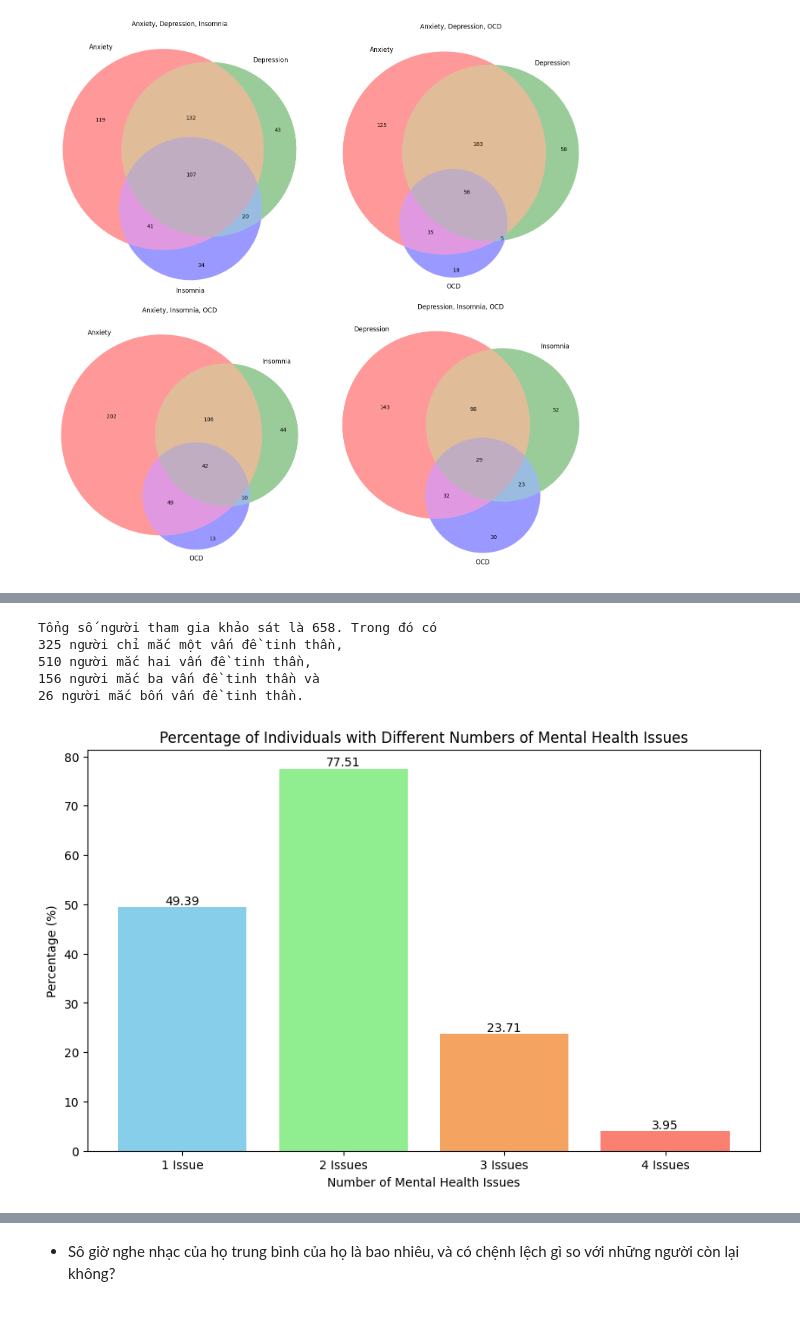
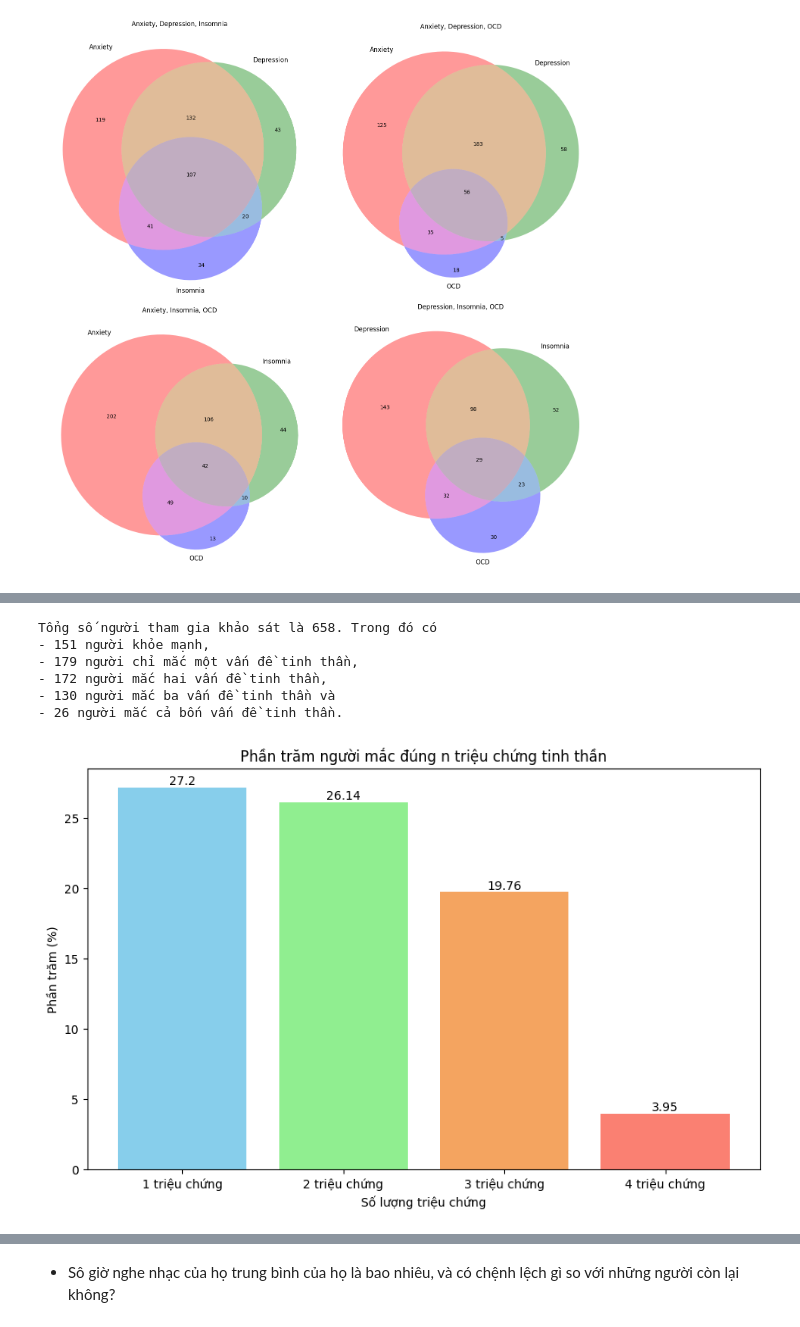
Before and after one commit to HungLVT/DS, a Jupyter notebook: 4.0-questions-and-answers.ipynb, the cells around one changed output, grey strips where cells are left out. Saved outputs shown, nothing was run; the diff lists cells and outputs as text; code cells hidden in the pictures.

```diff
--- a/4.0-questions-and-answers.ipynb
+++ b/4.0-questions-and-answers.ipynb
@@ -111,57 +178,73 @@ plt.show()
 # %%
 # Phân tích tỉ lệ một người có thể mắc nhiều vấn đề tinh thần cùng lúc
-# Sửa lại cách tính toán các giá trị
-four_issue = len(set_anxiety.intersection(set_depression, set_insomnia, set_ocd))
+four_issue = set_anxiety.intersection(set_depression, set_insomnia, set_ocd)
 
-three_issue = len(set_anxiety.intersection(set_depression, set_insomnia)) + \
-                        len(set_anxiety.intersection(set_depression, set_ocd)) + \
-                        len(set_anxiety.intersection(set_insomnia, set_ocd)) + \
-                        len(set_depression.intersection(set_insomnia, set_ocd)) - \
-                        3 * four_issue
+three_issue = set()
+three_issue.update(set_anxiety.intersection(set_depression, set_insomnia))
+three_issue.update(set_anxiety.intersection(set_depression, set_ocd))
+three_issue.update(set_anxiety.intersection(set_insomnia, set_ocd))
+three_issue.update(set_depression.intersection(set_insomnia, set_ocd))
+three_issue.difference_update(four_issue)
 
-two_issue = len(set_anxiety.intersection(set_depression)) + \
-                      len(set_anxiety.intersection(set_insomnia)) + \
-                      len(set_anxiety.intersection(set_ocd)) + \
-                      len(set_depression.intersection(set_insomnia)) + \
-                      len(set_depression.intersection(set_ocd)) + \
-                      len(set_insomnia.intersection(set_ocd)) - \
-                      three_issue - 2 * four_issue
+two_issue = set()
+two_issue.update(set_anxiety.intersection(set_depression))
+two_issue.update(set_anxiety.intersection(set_insomnia))
+two_issue.update(set_anxiety.intersection(set_ocd))
+two_issue.update(set_depression.intersection(set_insomnia))
+two_issue.update(set_depression.intersection(set_ocd))
+two_issue.update(set_insomnia.intersection(set_ocd))
+two_issue.difference_update(three_issue)
+two_issue.difference_update(four_issue)
 
-one_issue = len(set_anxiety) + len(set_depression) + len(set_insomnia) + len(set_ocd) - \
-                      two_issue - three_issue - four_issue
+# Tạo tập hợp cho mỗi loại bệnh
+one_issue_anxiety = set_anxiety.difference(set_depression, set_insomnia, set_ocd)
+one_issue_depression = set_depression.difference(set_anxiety, set_insomnia, set_ocd)
+one_issue_insomnia = set_insomnia.difference(set_anxiety, set_depression, set_ocd)
+one_issue_ocd = set_ocd.difference(set_anxiety, set_depression, set_insomnia)
+# Kết hợp các tập hợp
+one_issue = one_issue_anxiety.union(one_issue_depression, one_issue_insomnia, one_issue_ocd)
 
+# Tính toán số người mắc đúng n loại bệnh
 total = len(df)
+four_issue_count = len(four_issue)
+three_issue_count = len(three_issue)
+two_issue_count = len(two_issue)
+one_issue_count = len(one_issue)
 
-print(f'Tổng số người tham gia khảo sát là {total}. Trong đó có\n{one_issue} người chỉ mắc một vấn đề tinh thần,\n{two_issue} người mắc hai vấn đề tinh thần, \
-      \n{three_issue} người mắc ba vấn đề tinh thần và \n{four_issue} người mắc bốn vấn đề tinh thần.')
+no_issue_count = total - four_issue_count - three_issue_count - two_issue_count - one_issue_count
+
+print(f'Tổng số người tham gia khảo sát là {total}. Trong đó có\n- {no_issue_count} người khỏe mạnh, \
+      \n- {one_issue_count} người chỉ mắc một vấn đề tinh thần,\n- {two_issue_count} người mắc hai vấn đề tinh thần, \
+      \n- {three_issue_count} người mắc ba vấn đề tinh thần và \n- {four_issue_count} người mắc cả bốn vấn đề tinh thần.')
 # %% [output]
 Tổng số người tham gia khảo sát là 658. Trong đó có
-325 người chỉ mắc một vấn đề tinh thần,
-510 người mắc hai vấn đề tinh thần,
-156 người mắc ba vấn đề tinh thần và
-26 người mắc bốn vấn đề tinh thần.
+- 151 người khỏe mạnh,
+- 179 người chỉ mắc một vấn đề tinh thần,
+- 172 người mắc hai vấn đề tinh thần,
+- 130 người mắc ba vấn đề tinh thần và
+- 26 người mắc cả bốn vấn đề tinh thần.
 # %%
 # Tính tỷ lệ phần trăm và vẽ biểu đồ
-percent_four_issue = four_issue / total * 100
-percent_three_issue = three_issue / total * 100
-percent_two_issue = two_issue / total * 100
-percent_one_issue = one_issue / total * 100
+percent_four_issue = four_issue_count / total * 100
+percent_three_issue = three_issue_count / total * 100
+percent_two_issue = two_issue_count / total * 100
+percent_one_issue = one_issue_count / total * 100
 
 
 # Tạo biểu đồ cột
 percentages = [percent_one_issue, percent_two_issue, percent_three_issue, percent_four_issue]
-issues = ['1 Issue', '2 Issues', '3 Issues', '4 Issues']
+issues = ['1 triệu chứng', '2 triệu chứng', '3 triệu chứng', '4 triệu chứng']
 
 plt.figure(figsize=(10, 6))
 bars = plt.bar(issues, percentages, color= custom_colormap)
 
 for bar in bars:
     yval = bar.get_height()
     plt.text(bar.get_x() + bar.get_width()/2, yval + 0.01, round(yval, 2), ha='center', va='bottom')
 
-plt.xlabel('Number of Mental Health Issues')
-plt.ylabel('Percentage (%)')
-plt.title('Percentage of Individuals with Different Numbers of Mental Health Issues')
+plt.xlabel('Số lượng triệu chứng')
+plt.ylabel('Phần trăm (%)')
+plt.title('Phần trăm người mắc đúng n triệu chứng tinh thần')
 plt.show()
 # %% [output]
-[figure, old version]
+[figure, new version]
```
Also changed, not shown: parts of 16 cells of this notebook, 4 other files.
